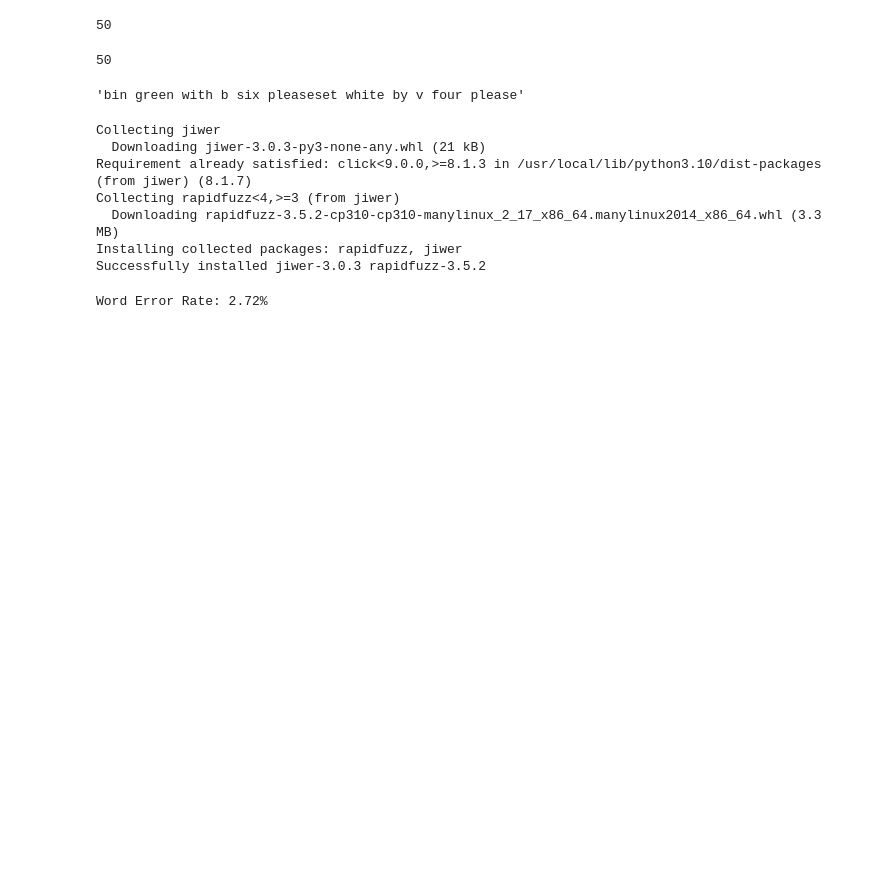
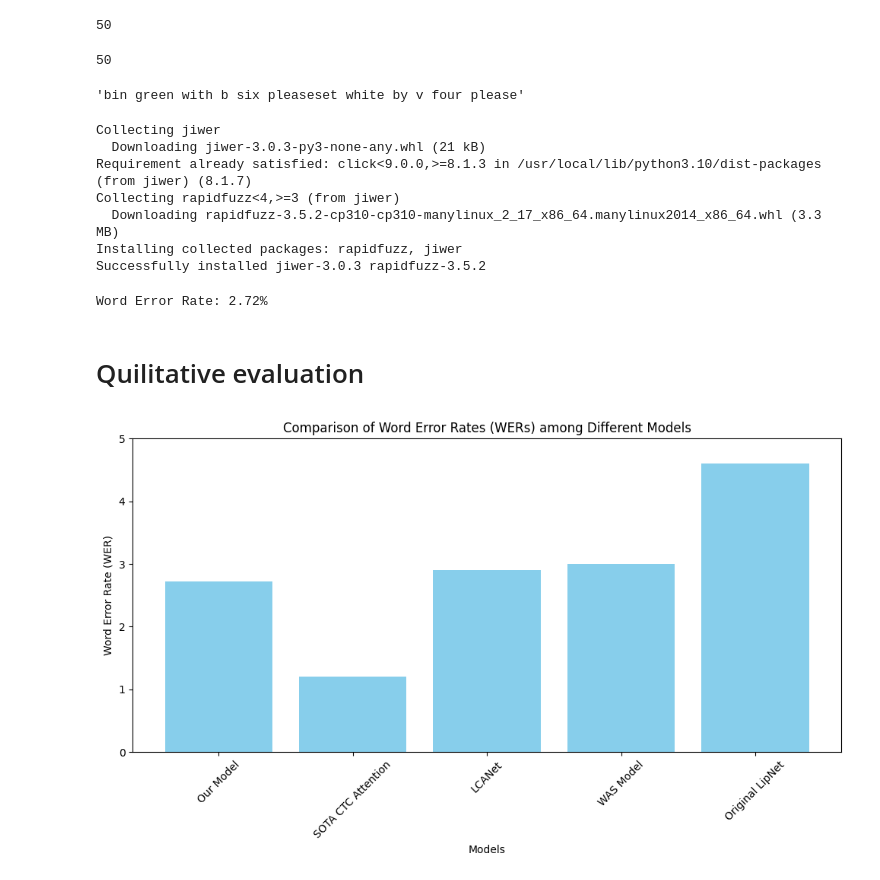
Before and after one commit to leeds1219/AI_Notes_and_Projects, a Jupyter notebook: ColabPro_Project_Practice.ipynb, the cells around one changed output. Saved outputs shown, nothing was run; the diff lists cells and outputs as text; code cells hidden in the pictures; blank space fills up the shorter version.

```diff
--- a/ColabPro_Project_Practice.ipynb
+++ b/ColabPro_Project_Practice.ipynb
@@ -924,3 +924,22 @@ wer = jiwer.wer(GT_transcript_list, decoded_predictions_list)
 print("Word Error Rate: {:.2%}".format(wer))
 # %% [output]
 Word Error Rate: 2.72%
+# %% [markdown]
+# Quilitative evaluation
+# %%
+import matplotlib.pyplot as plt
+
+models = ['Our Model', 'SOTA CTC Attention', 'LCANet', 'WAS Model', 'Original LipNet']
+WERs = [2.72, 1.20, 2.90, 3.00, 4.60]
+
+plt.figure(figsize=(10, 6))
+plt.bar(models, WERs, color='skyblue')
+plt.xlabel('Models')
+plt.ylabel('Word Error Rate (WER)')
+plt.title('Comparison of Word Error Rates (WERs) among Different Models')
+plt.xticks(rotation=45)
+plt.ylim(0, 5)  # Adjust the y-axis limits if needed
+plt.tight_layout()
+plt.show()
+# %% [output]
+[figure, added]
```
Also changed, not shown: parts of 1 cell of this notebook.
